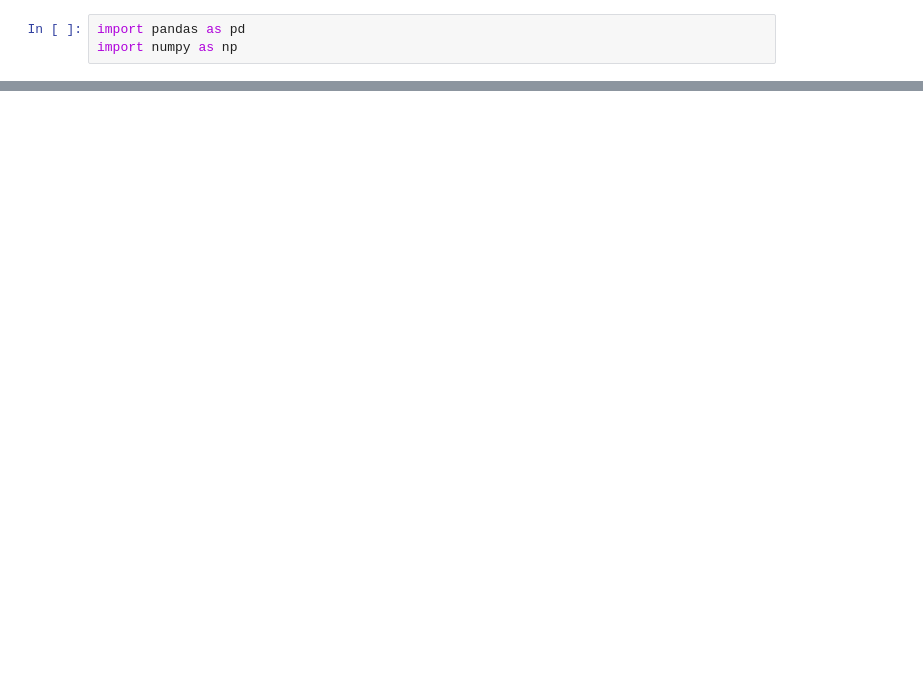
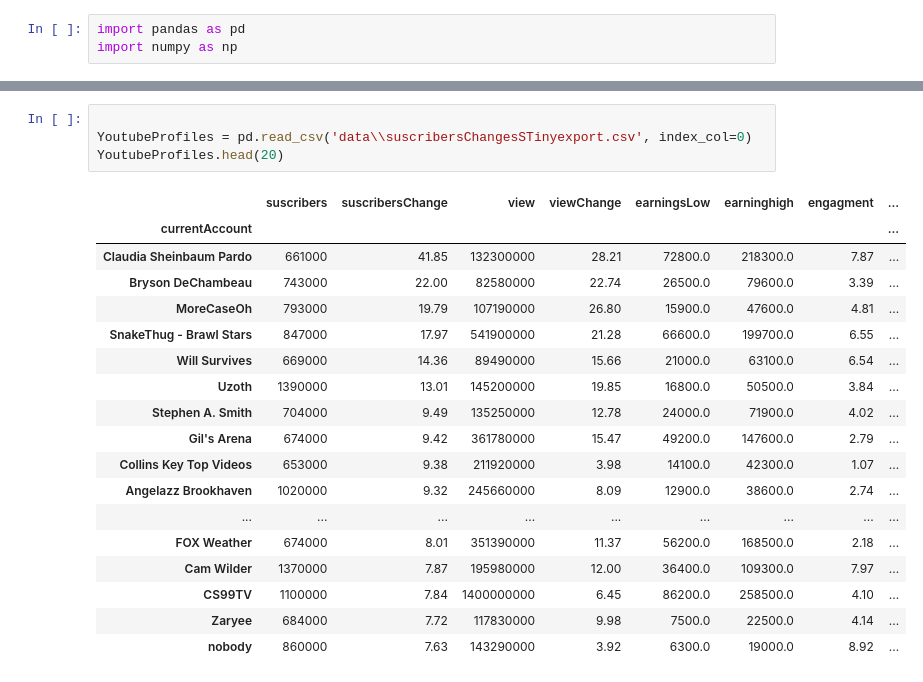
Before and after one commit to 4Fortune8/skimmer, a Jupyter notebook: AnalizeData.ipynb, the cells around one changed output, grey strips where cells are left out. Saved outputs shown, nothing was run; the diff lists cells and outputs as text; blank space fills up the shorter version.

```diff
--- a/AnalizeData.ipynb
+++ b/AnalizeData.ipynb
@@ -38,0 +83,23 @@ MassiveChannels.to_csv('data/massiveexport.csv')
+# %%
+
+YoutubeProfiles = pd.read_csv('data\\suscribersChangesSTinyexport.csv', index_col=0)
+YoutubeProfiles.head(20)
+# %% [output]
+|  | suscribers | suscribersChange | view | viewChange | earningsLow | earninghigh | engagment | ... |
+| currentAccount |  |  |  |  |  |  |  | ... |
+| Claudia Sheinbaum Pardo | 661000 | 41.85 | 132300000 | 28.21 | 72800.0 | 218300.0 | 7.87 | ... |
+| Bryson DeChambeau | 743000 | 22.00 | 82580000 | 22.74 | 26500.0 | 79600.0 | 3.39 | ... |
+| MoreCaseOh | 793000 | 19.79 | 107190000 | 26.80 | 15900.0 | 47600.0 | 4.81 | ... |
+| SnakeThug - Brawl Stars | 847000 | 17.97 | 541900000 | 21.28 | 66600.0 | 199700.0 | 6.55 | ... |
+| Will Survives | 669000 | 14.36 | 89490000 | 15.66 | 21000.0 | 63100.0 | 6.54 | ... |
+| Uzoth | 1390000 | 13.01 | 145200000 | 19.85 | 16800.0 | 50500.0 | 3.84 | ... |
+| Stephen A. Smith | 704000 | 9.49 | 135250000 | 12.78 | 24000.0 | 71900.0 | 4.02 | ... |
+| Gil's Arena | 674000 | 9.42 | 361780000 | 15.47 | 49200.0 | 147600.0 | 2.79 | ... |
+| Collins Key Top Videos | 653000 | 9.38 | 211920000 | 3.98 | 14100.0 | 42300.0 | 1.07 | ... |
+| Angelazz Brookhaven | 1020000 | 9.32 | 245660000 | 8.09 | 12900.0 | 38600.0 | 2.74 | ... |
+| ... | ... | ... | ... | ... | ... | ... | ... | ... |
+| FOX Weather | 674000 | 8.01 | 351390000 | 11.37 | 56200.0 | 168500.0 | 2.18 | ... |
+| Cam Wilder | 1370000 | 7.87 | 195980000 | 12.00 | 36400.0 | 109300.0 | 7.97 | ... |
+| CS99TV | 1100000 | 7.84 | 1400000000 | 6.45 | 86200.0 | 258500.0 | 4.10 | ... |
+| Zaryee | 684000 | 7.72 | 117830000 | 9.98 | 7500.0 | 22500.0 | 4.14 | ... |
+| nobody | 860000 | 7.63 | 143290000 | 3.92 | 6300.0 | 19000.0 | 8.92 | ... |
```
Also changed, not shown: parts of 8 cells of this notebook, 7 other files.
